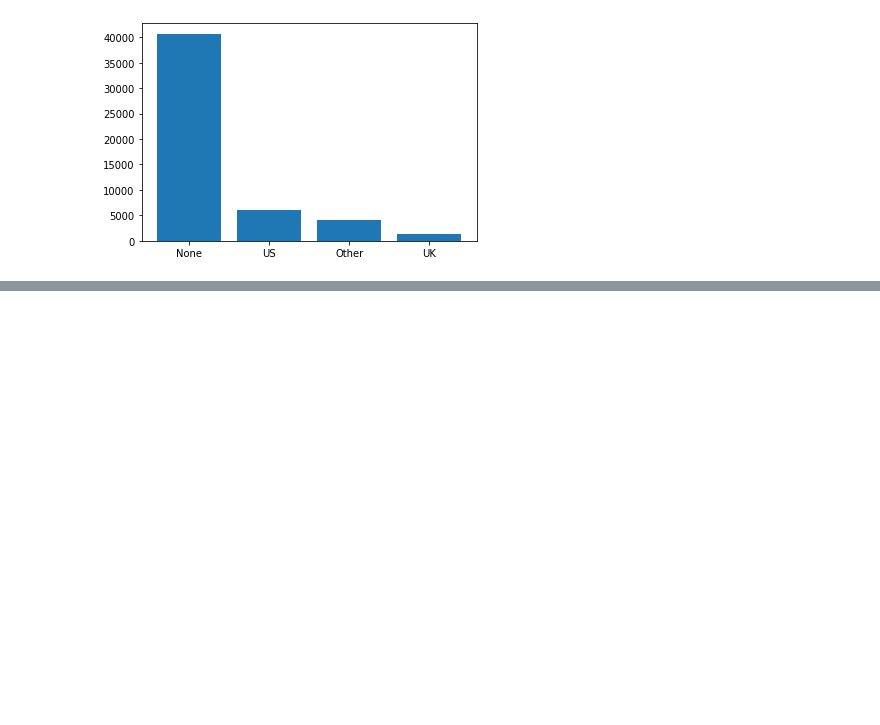
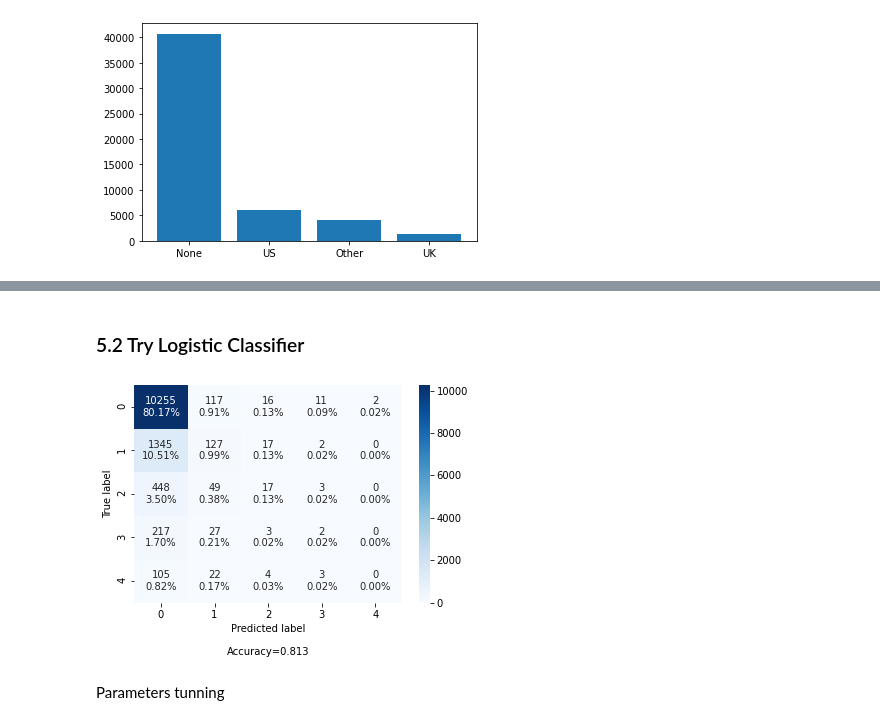
Before and after one commit to Eric-liucn/Book-Data-Analysis, a Jupyter notebook: ML.ipynb, the cells around one changed output, grey strips where cells are left out. Saved outputs shown, nothing was run; the diff lists cells and outputs as text; code cells hidden in the pictures; blank space fills up the shorter version.

```diff
--- a/ML.ipynb
+++ b/ML.ipynb
@@ -365,0 +502,2 @@ Name: four_star_ratings, dtype: float64
+# %%
+df.drop_duplicates(subset=['id'], inplace=True)
@@ -365,0 +628,13 @@ Name: four_star_ratings, dtype: float64
+# %% [markdown]
+### 5.2 Try Logistic Classifier
+# %%
+from sklearn.linear_model import LogisticRegression as LR
+lr = LR(n_jobs=-1)
+lr.fit(x_train, y_train)
+y_predict = lr.predict(x_test)
+cm = confusion_matrix(y_test, y_predict)
+make_confusion_matrix(cm)
+# %% [output]
+[figure, added]
+# %% [markdown]
+Parameters tunning
```
Also changed, not shown: parts of 52 cells of this notebook.
